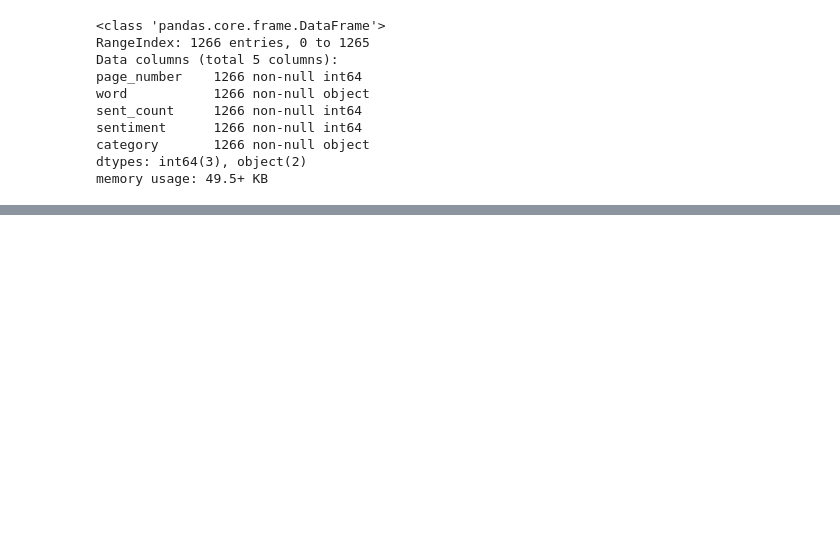
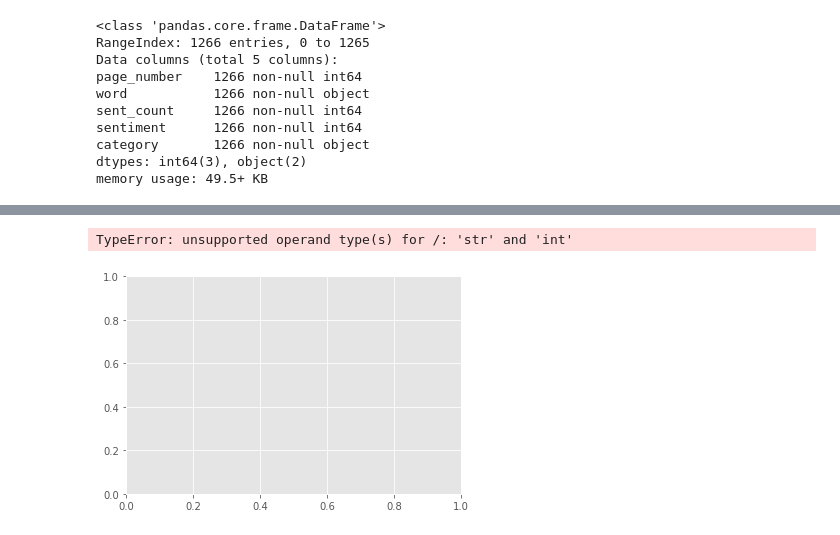
Before and after one commit to UNCG-CSE/Budget_Text_Analysis, a Jupyter notebook: src/EmotionAnalysis/Distribution.ipynb, the cells around one changed output, grey strips where cells are left out. Cells and saved outputs as stored; diff of their text form; code cells hidden in the pictures; blank space fills up the shorter version.

```diff
--- a/src/EmotionAnalysis/Distribution.ipynb
+++ b/src/EmotionAnalysis/Distribution.ipynb
@@ -61,0 +86,4 @@ sns.distplot(GCF08_vc)
+# %%
+GCF08.drop("category",axis=1,inplace=True)
+GCF08.drop("page_number",axis=1,inplace=True)
+GCF08.drop("sent_count",axis=1,inplace=True)
@@ -61,0 +104,5 @@ sns.distplot(GCF08_vc)
+# %%
+GCF08.sentiment = GCF08.sentiment.replace({"Negative": "0","Positive": "1","Trust" :"1","Sadness":"0","Anticipation":"1","Surprise":"1","Fear":"0","Joy":"1","Anger":"0","Disgust":"0"})
+# %%
+GCF08['sentiment'] = pd.to_numeric(GCF08['sentiment'])
+GCF08.info()
@@ -61,0 +120,5 @@ sns.distplot(GCF08_vc)
+# %%
+sns.distplot(GCF08.sentiment,kde=False)
+# %% [output]
+TypeError: unsupported operand type(s) for /: 'str' and 'int'
+[figure, added]
```
Also changed, not shown: parts of 19 cells of this notebook.
